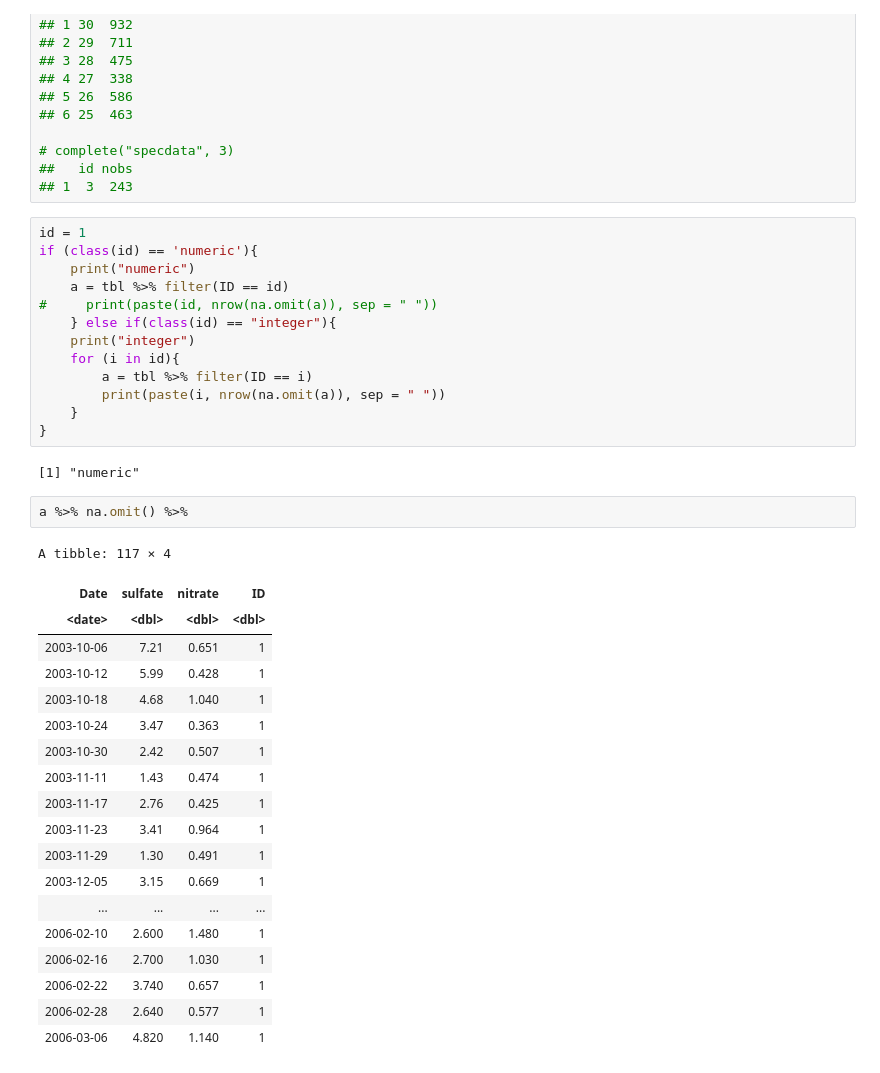
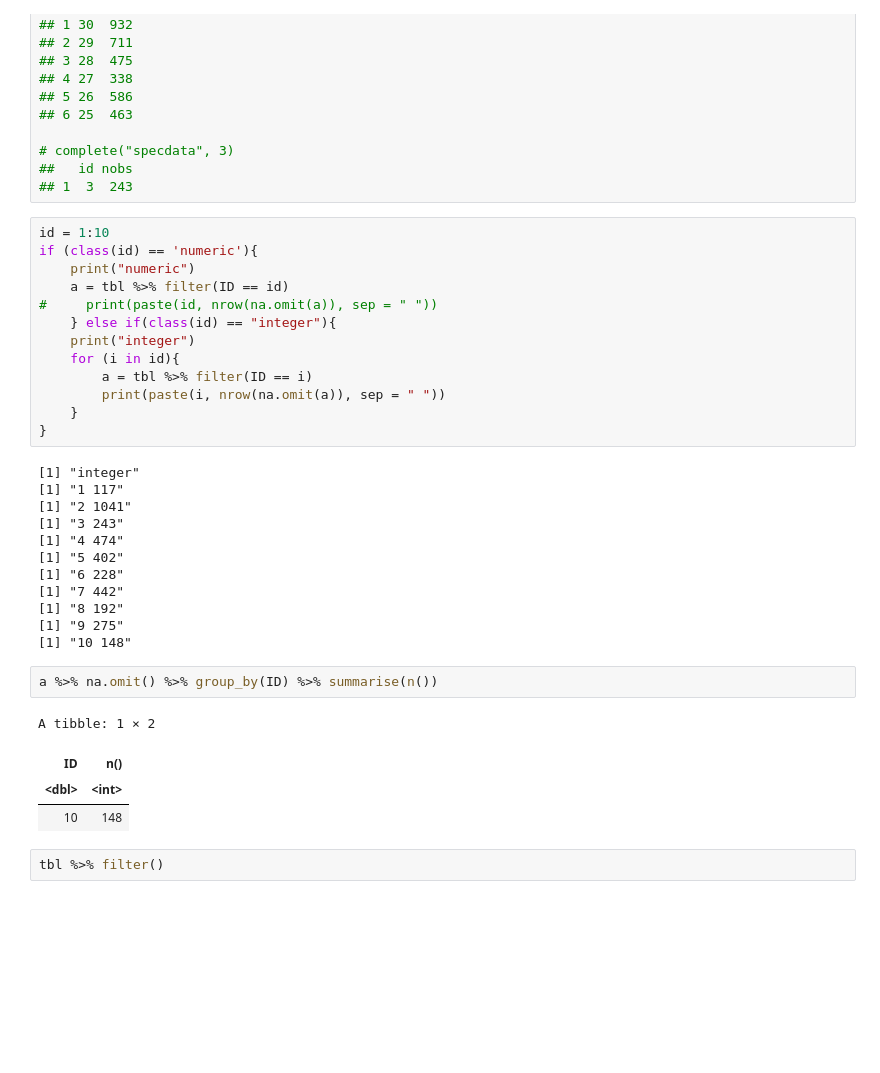
Before and after one commit to amirsaleem1990/Data-Science-specialization-Johns-Hopkins-University, a Jupyter notebook: Rprogramming/week-2/programming-assingment-1/Untitled.ipynb, the cells around one changed output. Drawn from its saved outputs; the diff is of its cells as text; blank space fills up the shorter version.

```diff
--- a/Rprogramming/week-2/programming-assingment-1/Untitled.ipynb
+++ b/Rprogramming/week-2/programming-assingment-1/Untitled.ipynb
@@ -82,7 +82,7 @@ complete <- function(directory, id = 1:332){
 ##   id nobs
 ## 1  3  243
 # %%
-id = 1
+id = 1:10
 if (class(id) == 'numeric'){
     print("numeric")
     a = tbl %>% filter(ID == id)
@@ -95,26 +95,23 @@ if (class(id) == 'numeric'){
     }
 }
 # %% [output]
-[1] "numeric"
+[1] "integer"
+[1] "1 117"
+[1] "2 1041"
+[1] "3 243"
+[1] "4 474"
+[1] "5 402"
+[1] "6 228"
+[1] "7 442"
+[1] "8 192"
+[1] "9 275"
+[1] "10 148"
 # %%
-a %>% na.omit() %>%
+a %>% na.omit() %>% group_by(ID) %>% summarise(n())
 # %% [output]
-A tibble: 117 × 4
+A tibble: 1 × 2
-| Date | sulfate | nitrate | ID |
-| <date> | <dbl> | <dbl> | <dbl> |
-| 2003-10-06 | 7.21 | 0.651 | 1 |
-| 2003-10-12 | 5.99 | 0.428 | 1 |
-| 2003-10-18 | 4.68 | 1.040 | 1 |
-| 2003-10-24 | 3.47 | 0.363 | 1 |
-| 2003-10-30 | 2.42 | 0.507 | 1 |
-| 2003-11-11 | 1.43 | 0.474 | 1 |
-| 2003-11-17 | 2.76 | 0.425 | 1 |
-| 2003-11-23 | 3.41 | 0.964 | 1 |
-| 2003-11-29 | 1.30 | 0.491 | 1 |
-| 2003-12-05 | 3.15 | 0.669 | 1 |
-| ... | ... | ... | ... |
-| 2006-02-10 | 2.600 | 1.480 | 1 |
-| 2006-02-16 | 2.700 | 1.030 | 1 |
-| 2006-02-22 | 3.740 | 0.657 | 1 |
-| 2006-02-28 | 2.640 | 0.577 | 1 |
-| 2006-03-06 | 4.820 | 1.140 | 1 |
+| ID | n() |
+| <dbl> | <int> |
+| 10 | 148 |
+# %%
+tbl %>% filter()
```
